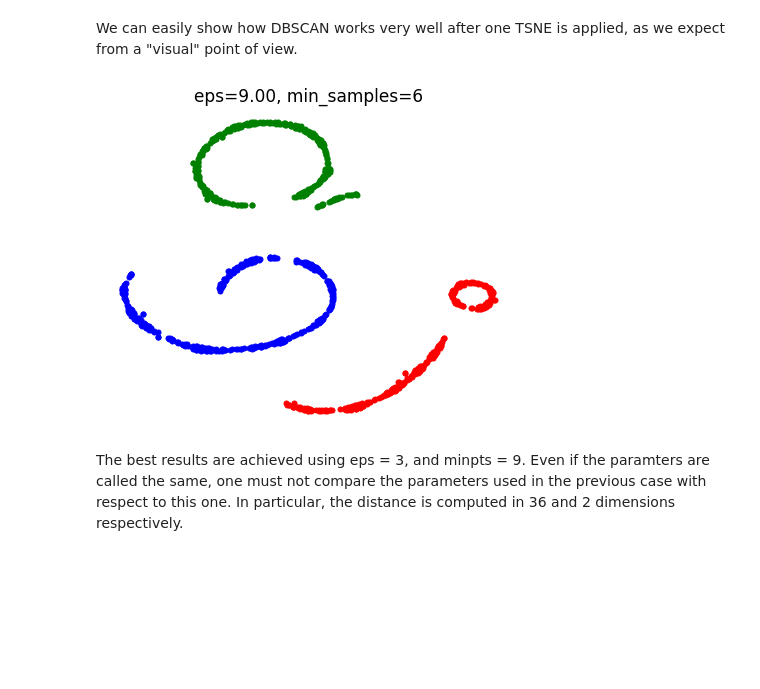
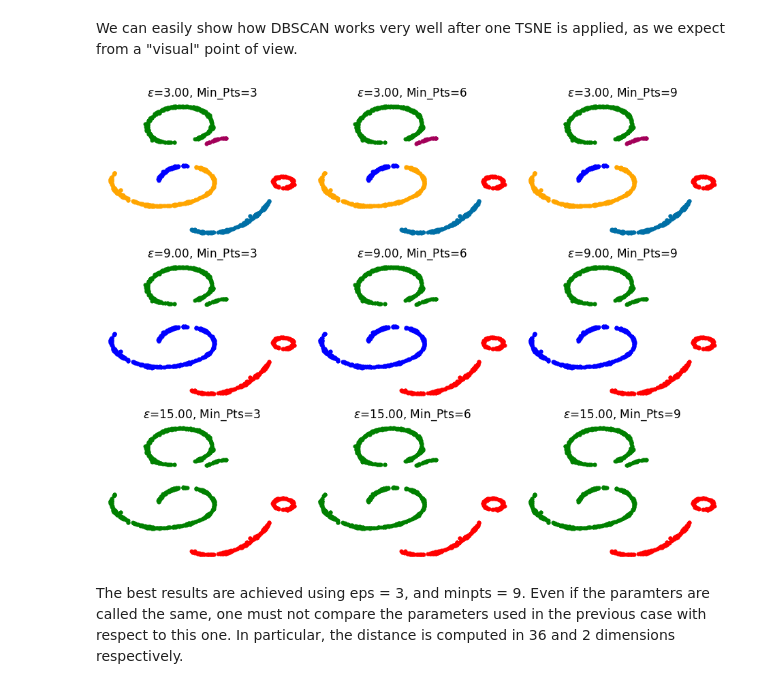
Before and after one commit to LorenzoBuriola/LoCP_moduleB, a Jupyter notebook: Week4/FPGheArt_exercise4.ipynb, the cells around one changed output. Drawn from its saved outputs; the diff is of its cells as text; code cells hidden in the pictures; blank space fills up the shorter version.

```diff
--- a/Week4/FPGheArt_exercise4.ipynb
+++ b/Week4/FPGheArt_exercise4.ipynb
@@ -99,7 +90,7 @@ data_embedded_list = []
 perplexities = [5,30,50,100]
 
 for i in perplexities:
-    data_embedded_list.append(TSNE(n_components=2, perplexity = i, init = 'random', random_state = 12345).fit_transform(data))
+    data_embedded_list.append(TSNE(n_components=2, perplexity = i, init = 'random', random_state = 12345, square_distances=True).fit_transform(data))
 # %%
 np.random.seed(12345)
 
@@ -193,13 +168,10 @@ distances, indices = nbrs.kneighbors(data)
 distances = np.sort(distances, axis = 0)
 distances = distances[:,min_sample_range]
 # %%
-
-avg_dist = [[np.sqrt(((data.drop(i)-data.loc[i])**2).sum(axis = 1).sort_values(ascending = True)).iloc[ran-1] for i in data.index] for ran in min_sample_range]
 fig, ax = plt.subplots(1,5, figsize = (18,5), sharex = True, sharey = True)
 plt.suptitle("Distance distributions")
 for i in range(5):
-
-    ax[i].hist(avg_dist[i], bins = 25, alpha = 0.7, color = "#94B0DA")
+    ax[i].hist(distances[:,i], bins = 25, alpha = 0.7, color = "#94B0DA")
     ax[i].set_title(f"{min_sample_range[i]} neighbours")
 
 plt.show()
@@ -218,7 +190,7 @@ plt.suptitle("Ordered neighbour points distances")
 subax = []
 for i in range(1,3):
 
-    ax[i-1].scatter(range(len(avg_dist[i])), np.sort(avg_dist[i]), alpha = 0.8, color = "#94B0DA", marker = ".")
+    ax[i-1].scatter(range(len(distances[:,i])), np.sort(distances[:,i]), alpha = 0.8, color = "#94B0DA", marker = ".")
     #ax[i].axhline(values[i])
     ax[i-1].set_title(f" {min_sample_range[i]} neighbours")
     ax[i-1].axhline(values[i],0,800, color="#1B9AAA", linestyle="--")
@@ -227,7 +199,7 @@ for i in range(1,3):
     subax[i-1].set_xlim(600-(i-1)*70,800-(i-1)*70)
     subax[i-1].set_ylim(values[i]-3000,values[i]+3000)
     subax[i-1].axhline(values[i],0,800, color="#1B9AAA", linestyle="--")
-    subax[i-1].scatter(range(len(avg_dist[i])), np.sort(avg_dist[i]), alpha = 0.8, color = "#94B0DA", marker = ".")
+    subax[i-1].scatter(range(len(distances[:,i])), np.sort(distances[:,i]), alpha = 0.8, color = "#94B0DA", marker = ".")
     plt.xticks(visible=False)
     plt.yticks(visible=False)
     mark_inset(ax[i-1], subax[i-1], loc1=1, loc2=3,fc="none", ec="0.5")
@@ -305,13 +277,6 @@ plt.show()
 # %%
 eps_range = [ 13000, 16000, 19000, 22000]
 min_sample_range = [3,5,10]
-cpalette = ["red", "green", "blue","orange", "#006FA6", "#A30059", "#0000A6", "#63FFAC","#B79762", "#004D43", "#8FB0FF", "#997D87","#5A0007", "#809693","#1B4400", "#4FC601", "#3B5DFF", "#4A3B53","#886F4C","#34362D", "#B4A8BD", "#00A6AA", "#452C2C","#636375", "#A3C8C9", "#FF913F", "#938A81","#575329", "#00FECF", "#B05B6F"]
-
-def plotting_ax(X, y, ax):
-    # plotting function
-    for i, yu in enumerate(np.unique(y)):
-        pos = (y == yu)
-        ax.scatter(X[pos,0], X[pos,1], c=cpalette[i%len(cpalette)], s=4, marker = "o")
 
 fig, ax = plt.subplots(1,len(min_sample_range),figsize=(13,5), sharex = True, sharey = True)
 y_pred = []
@@ -322,6 +287,7 @@ for j, min_samples in enumerate(min_sample_range):
     y = model.labels_
     y_pred.append(y)
     plotting_ax(data_embedded_list[1],y,ax[j])
+    ax[j].axis("off")
     ax[j].set_title('minPts=%i'%(min_samples))
     ax[j].set_xlabel("X")
     ax[0].set_ylabel("Y")
@@ -353,38 +319,39 @@ plt.savefig("OPTICSNMI.pdf")
 # %% [markdown]
 We can easily show how DBSCAN works very well after one TSNE is applied, as we expect from a "visual" point of view.
 # %%
-eps_range = [9]
-min_sample_range = [6]
+eps_range = [3, 9, 15]
+min_sample_range = [3,6,9]
 cmap = cm.get_cmap('plasma', 6)  # matplotlib color palette name, n colors
 cpalette = ["red", "green", "blue","orange", "#006FA6", "#A30059", "#0000A6", "#63FFAC","#B79762", "#004D43", "#8FB0FF", "#997D87","#5A0007", "#809693","#1B4400", "#4FC601", "#3B5DFF", "#4A3B53","#886F4C","#34362D", "#B4A8BD", "#00A6AA", "#452C2C","#636375", "#A3C8C9", "#FF913F", "#938A81","#575329", "#00FECF", "#B05B6F"]
 
 def plotting_ax(X, y, ax):
     # plotting function
     for i, yu in enumerate(np.unique(y)):
         pos = (y == yu)
         if yu == -1:
             ax.scatter(X[pos,0], X[pos,1], c='k', s=25, marker = "x")
         else:
             ax.scatter(X[pos,0], X[pos,1], c=cpalette[i%len(cpalette)], s=25, marker = "o")
 
-fig, ax = plt.subplots(len(eps_range),len(min_sample_range),figsize=(6,5), sharex = True, sharey = True)
+fig, ax = plt.subplots(len(eps_range),len(min_sample_range),figsize=(13,10), sharex = True, sharey = True)
 y_pred = []
 
-model = DBSCAN(eps=eps, min_samples=min_samples)
-model.fit(data_embedded_list[1])
-y_pred.append(model.labels_)
-y = model.labels_
-plotting_ax(data_embedded_list[1],y,ax)
-ax.set_title('eps=%.2f, min_samples=%i'%(eps,min_samples), fontsize = 17)
-ax.axis("off")
-ax.set_xlabel("X")
-ax.set_ylabel("Y")
-
+for i, eps in enumerate(eps_range):
+    for j, min_samples in enumerate(min_sample_range):
+        model = DBSCAN(eps=eps, min_samples=min_samples)
+        model.fit(data_embedded_list[1])
+        y = model.labels_
+        y_pred.append(y)
+        plotting_ax(data_embedded_list[1],y,ax[i,j])
+        ax[i,j].axis("off")
+        ax[i,j].set_title(r'$\epsilon$=%.2f, Min_Pts=%i'%(eps,min_samples),fontsize=17)
+        ax[2,j].set_xlabel("X")
+        ax[i,0].set_ylabel("Y")
 plt.tight_layout(h_pad=1)
-plt.savefig("5DIM_TSNE_DBSCAN.pdf")
+plt.savefig("DBscanGRID.pdf")
 plt.show()
 # %% [output]
-[figure, old version]
+[figure, new version]
 # %% [markdown]
 The best results are achieved using eps = 3, and minpts = 9.
 Even if the paramters are called the same, one must not compare the parameters used in the previous case with respect to this one. In particular, the distance is computed in 36 and 2 dimensions respectively.
```
Also changed, not shown: parts of 30 cells of this notebook.
